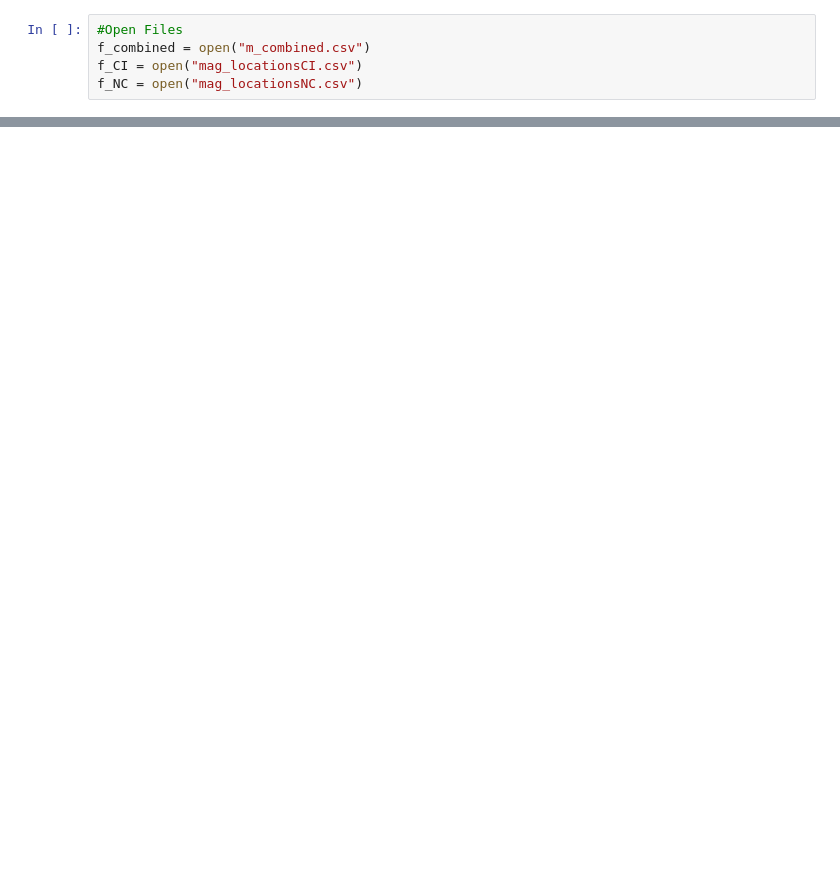
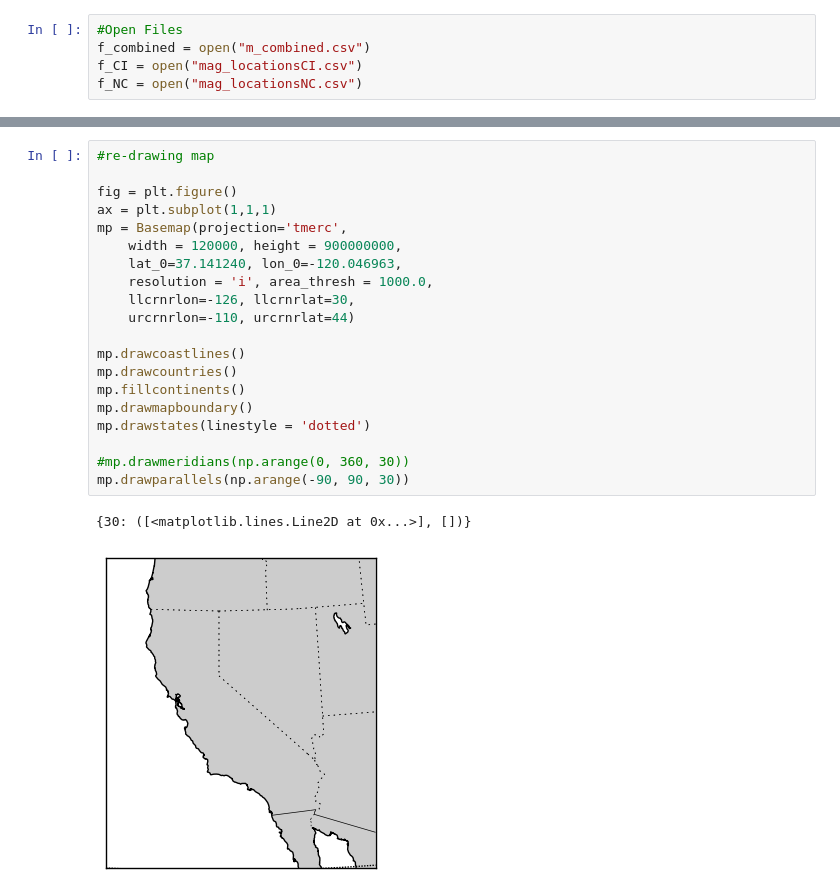
Before and after one commit to nevelo/quake-predict, a Jupyter notebook: Visual-QuakeData.ipynb, the cells around one changed output, grey strips where cells are left out. Drawn from its saved outputs; the diff is of its cells as text; blank space fills up the shorter version.

```diff
--- a/Visual-QuakeData.ipynb
+++ b/Visual-QuakeData.ipynb
@@ -101,0 +260,23 @@ earth.fillcontinents(color='0.95')
+# %%
+#re-drawing map
+
+fig = plt.figure()
+ax = plt.subplot(1,1,1)
+mp = Basemap(projection='tmerc',
+    width = 120000, height = 900000000,
+    lat_0=37.141240, lon_0=-120.046963,
+    resolution = 'i', area_thresh = 1000.0,
+    llcrnrlon=-126, llcrnrlat=30,
+    urcrnrlon=-110, urcrnrlat=44)
+
+mp.drawcoastlines()
+mp.drawcountries()
+mp.fillcontinents()
+mp.drawmapboundary()
+mp.drawstates(linestyle = 'dotted')
+
+#mp.drawmeridians(np.arange(0, 360, 30))
+mp.drawparallels(np.arange(-90, 90, 30))
+# %% [output]
+{30: ([<matplotlib.lines.Line2D at 0x...>], [])}
+[figure, added]
```
Also changed, not shown: parts of 24 cells of this notebook, 3 other files.
